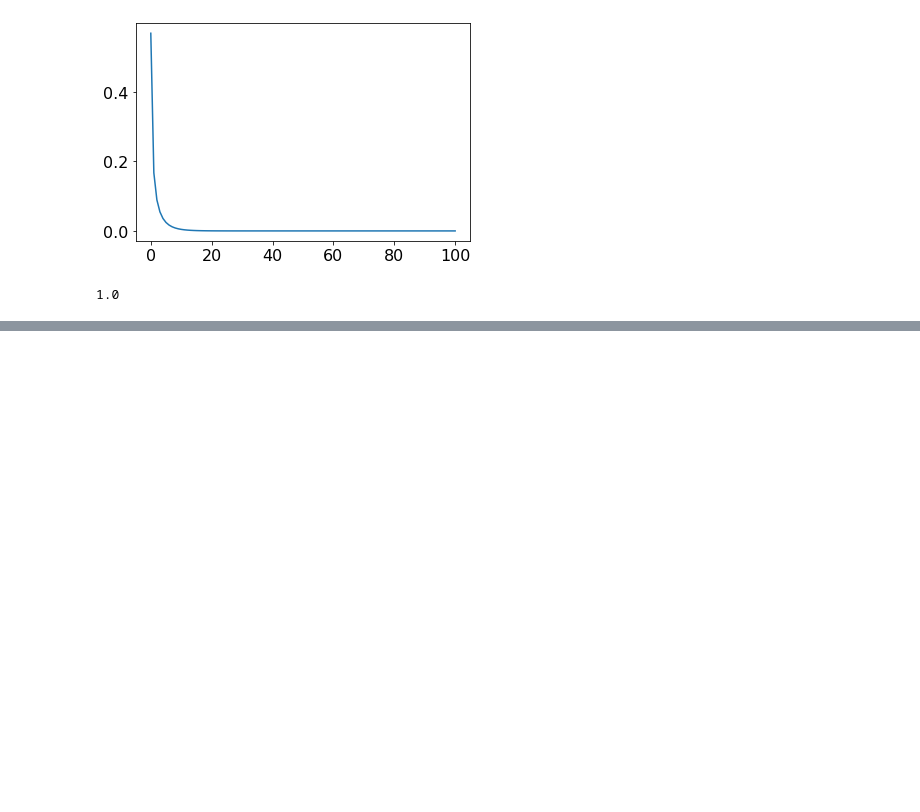
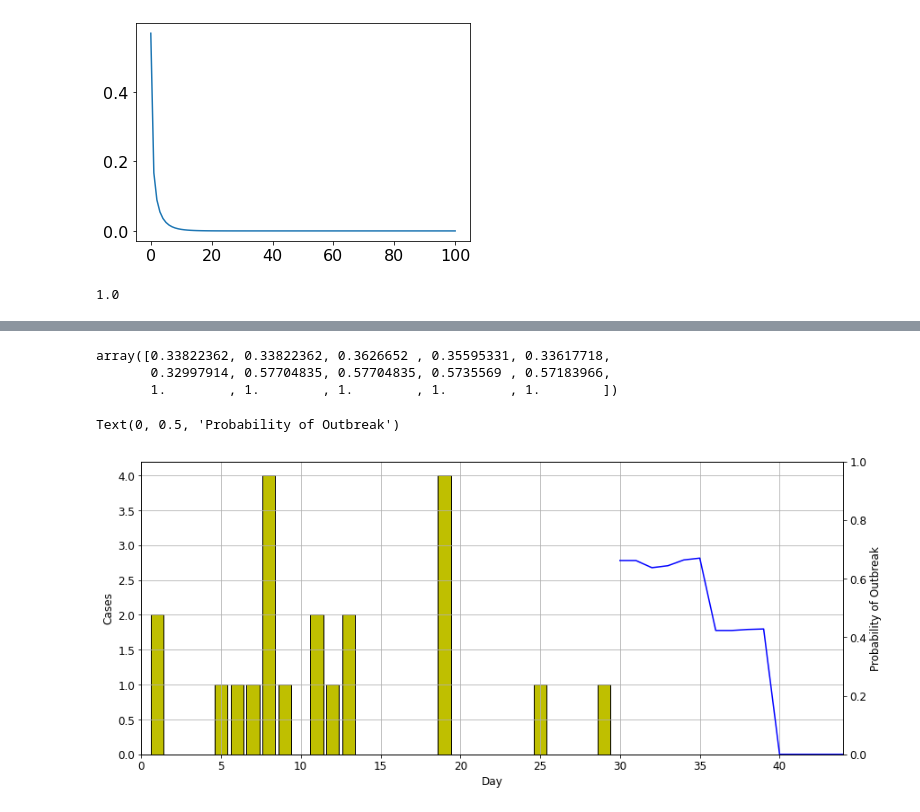
Before and after one commit to ndoyle815/MA930, a Jupyter notebook: Week6/Taiwan_COVID.ipynb, the cells around one changed output, grey strips where cells are left out. Saved outputs shown, nothing was run; the diff lists cells and outputs as text; code cells hidden in the pictures; blank space fills up the shorter version.

```diff
--- a/Week6/Taiwan_COVID.ipynb
+++ b/Week6/Taiwan_COVID.ipynb
@@ -124,0 +163,34 @@ Text(0, 0.5, 'Probability of Outbreak')
+# %%
+numerical_probs = np.zeros(future)
+
+for t in ts:
+    numerical_probs[t-M] = Numerics(R0, k, t, ymax=100)
+# %%
+numerical_probs
+# %% [output]
+array([0.33822362, 0.33822362, 0.3626652 , 0.35595331, 0.33617718,
+       0.32997914, 0.57704835, 0.57704835, 0.5735569 , 0.57183966,
+       1.        , 1.        , 1.        , 1.        , 1.        ])
+# %%
+# plotting
+plt.rcParams.update({'font.size': 12})
+
+fig, ax = plt.subplots(figsize=(14,6))
+#dates = ['12-Jan','13-Jan','14-Jan','15-Jan','16-Jan','17-Jan','18-Jan','19-Jan','20-Jan','21-Jan','22-Jan',
+#         '23-Jan','24-Jan','25-Jan','26-Jan','27-Jan','28-Jan','29-Jan','30-Jan','31-Jan','1-Feb','2-Feb',
+#         '3-Feb','4-Feb','5-Feb','6-Feb','7-Feb','8-Feb','9-Feb']
+dates = np.arange(1,M+future+1)
+
+ax.bar(x=dates[:M], height=taiwan_daily, color='y', edgecolor='k')
+ax.set_xlim([0,M+future])
+ax.set_xlabel('Day')
+ax.set_ylabel('Cases')
+ax.grid()
+
+ax2 = ax.twinx()
+ax2.plot(dates[M:],1-numerical_probs,'b')
+ax2.set_ylim([0,1])
+ax2.set_ylabel('Probability of Outbreak')
+# %% [output]
+Text(0, 0.5, 'Probability of Outbreak')
+[figure, added]
```
Also changed, not shown: parts of 5 cells of this notebook.
